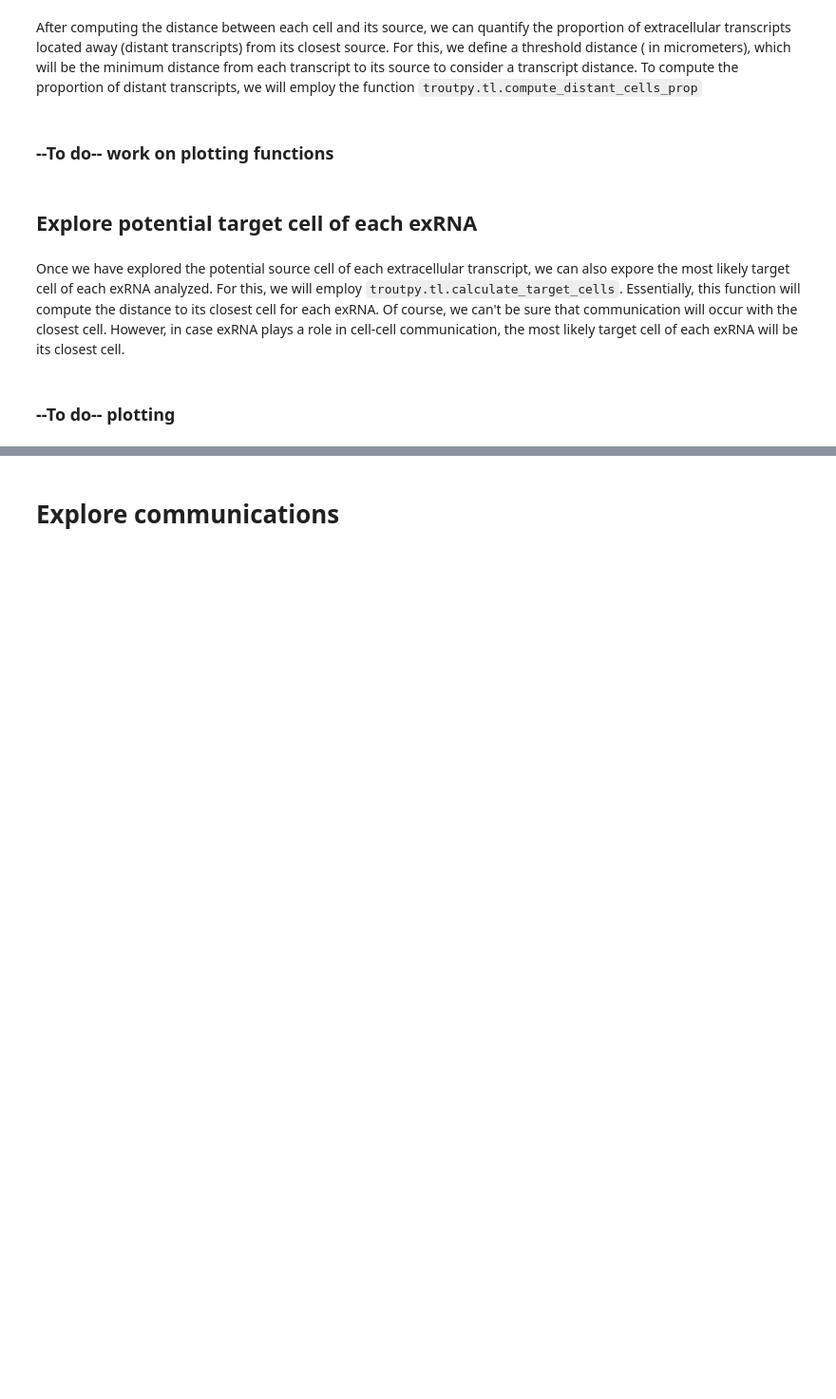
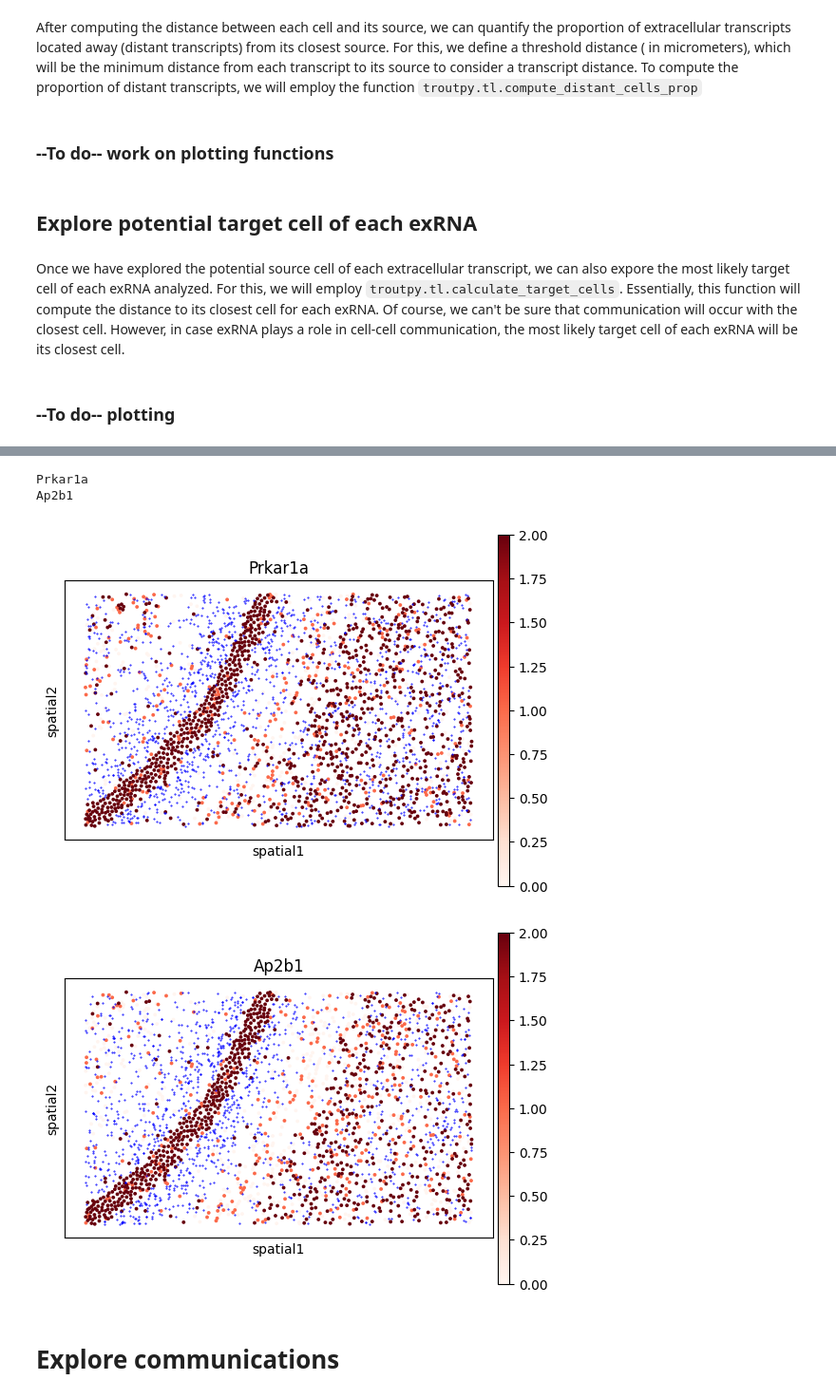
Before and after one commit to theislab/troutpy, a Jupyter notebook: notebooks/spatialdata_tutorials/4_explore_comunication.ipynb, the cells around one changed output, grey strips where cells are left out. Shown at 95% size. Cells and saved outputs as stored; diff of their text form; code cells hidden in the pictures; blank space fills up the shorter version.

```diff
--- a/notebooks/spatialdata_tutorials/4_explore_comunication.ipynb
+++ b/notebooks/spatialdata_tutorials/4_explore_comunication.ipynb
@@ -70,0 +499,2 @@ INFO     The Zarr backing store has been changed from
+# %%
+genes= results_df.sort_values(by='directionality_score').tail(10)
@@ -71,3 +515,20 @@ INFO     The Zarr backing store has been changed from
+# %%
+transcripts = sdata.points['transcripts'].compute()
+transcripts = transcripts[transcripts["extracellular"]==False]
+transcripts=transcripts[transcripts['extracellular']==False]
+# %%
+import scanpy as sc
+import matplotlib.pyplot as plt
+for gene in genes['gene'][0:2]:
+    print(gene)
+    sc.pl.spatial(sdata['table'],color=gene,spot_size=10,cmap='Reds',show=False,vmax=2)
+    transcripts_sub=transcripts[transcripts['feature_name']==gene]
+    plt.scatter(transcripts_sub['x'],transcripts_sub['y'],color='blue',s=0.2)
+# %% [output]
+Prkar1a
+Ap2b1
+[figure, added]
+[figure, added]
 # %% [markdown]
 # Explore communications
 # %%
```
Also changed, not shown: parts of 21 cells of this notebook, 4 other files.
